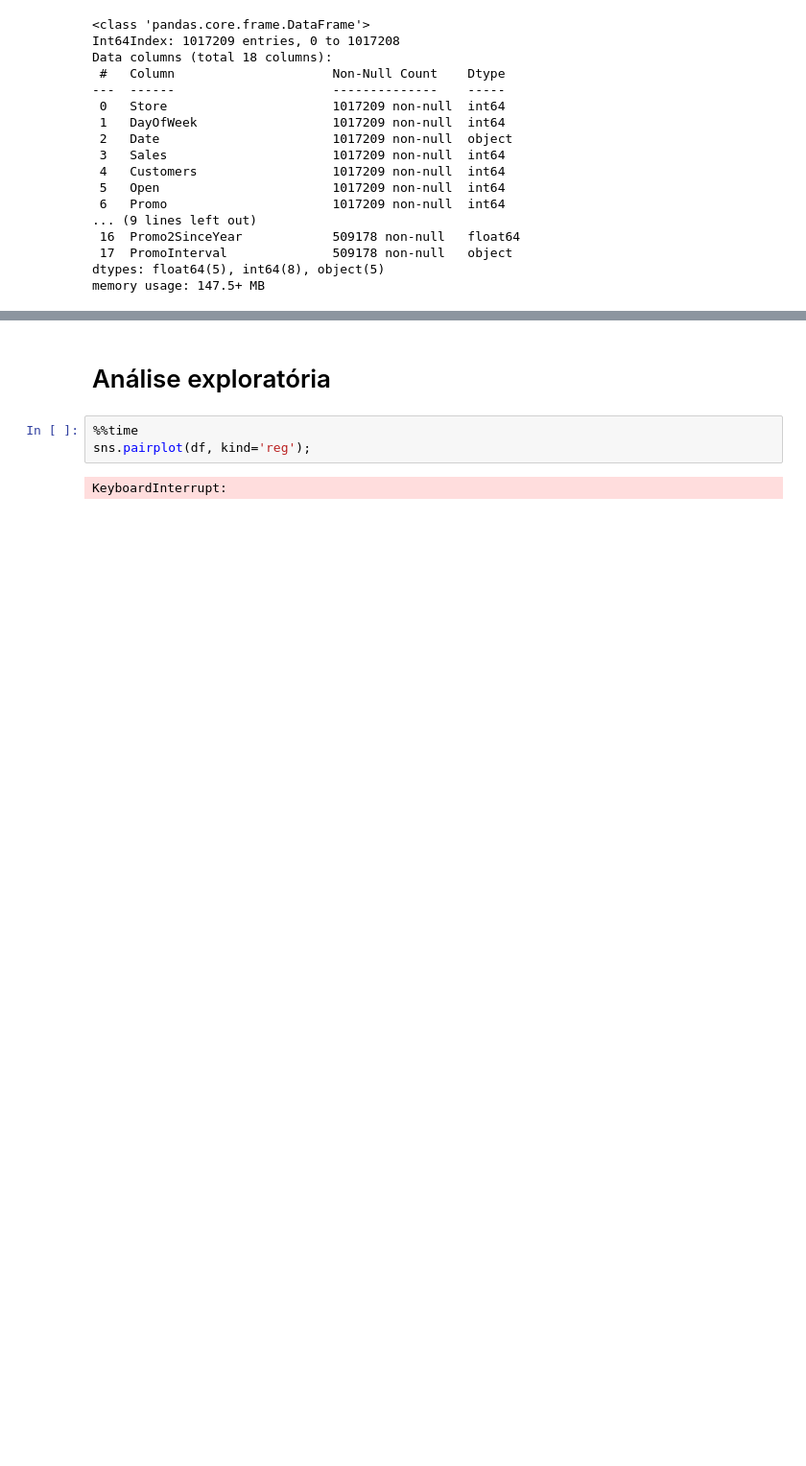
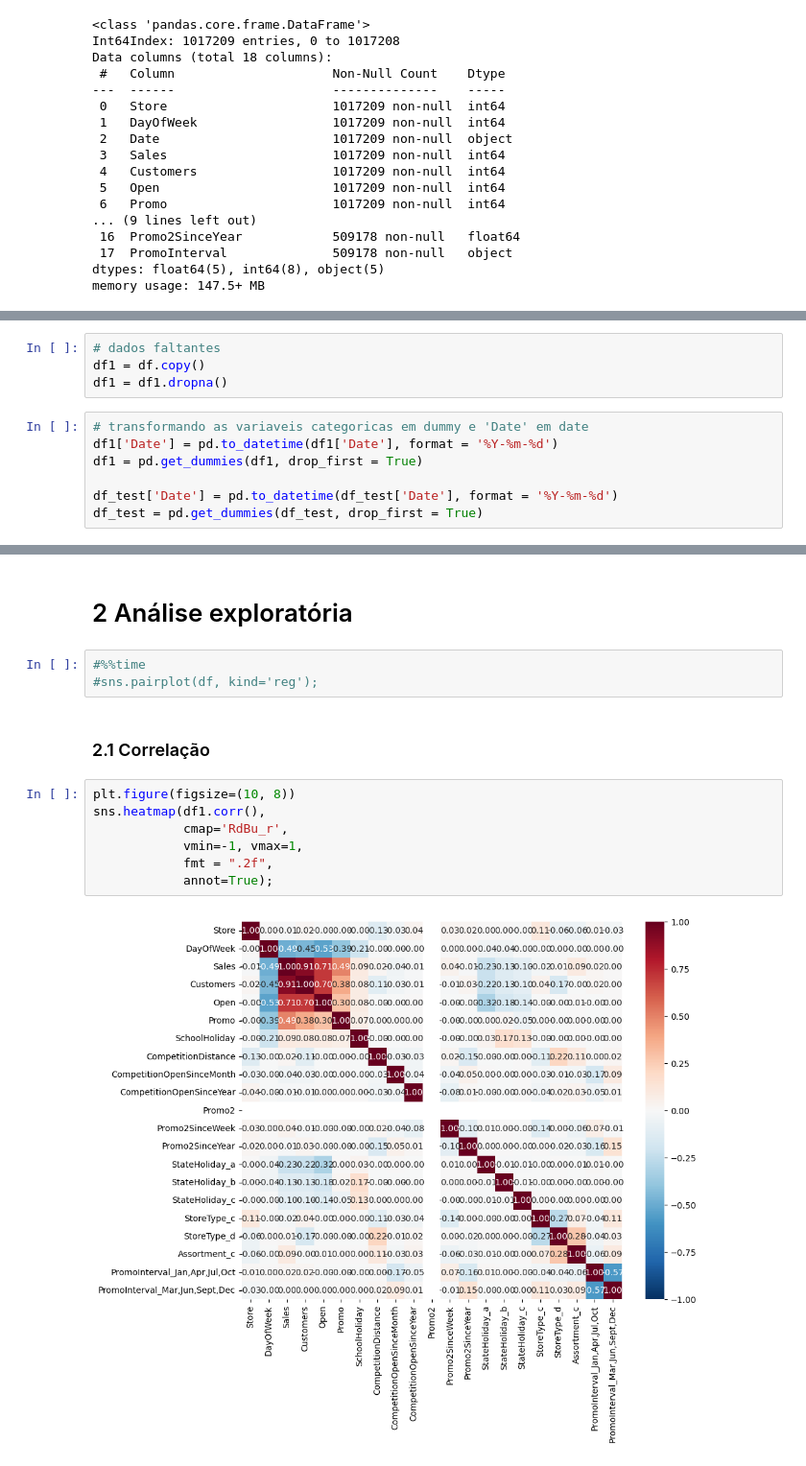
Before and after one commit to ben-hurs/rossman-store-sale, a Jupyter notebook: notebook.ipynb, the cells around one changed output, grey strips where cells are left out. Shown: that part at 96% size. Drawn from its saved outputs; the diff is of its cells as text; blank space fills up the shorter version.

```diff
--- a/notebook.ipynb
+++ b/notebook.ipynb
@@ -96,0 +132,11 @@ memory usage: 147.5+ MB
+# %%
+# dados faltantes
+df1 = df.copy()
+df1 = df1.dropna()
+# %%
+# transformando as variaveis categoricas em dummy e 'Date' em date
+df1['Date'] = pd.to_datetime(df1['Date'], format = '%Y-%m-%d')
+df1 = pd.get_dummies(df1, drop_first = True)
+
+df_test['Date'] = pd.to_datetime(df_test['Date'], format = '%Y-%m-%d')
+df_test = pd.get_dummies(df_test, drop_first = True)
@@ -97,7 +149,16 @@ memory usage: 147.5+ MB
 # %% [markdown]
-# Análise exploratória
+# 2 Análise exploratória
 # %%
-%%time
-sns.pairplot(df, kind='reg');
+#%%time
+#sns.pairplot(df, kind='reg');
-# %% [output]
-KeyboardInterrupt:
+# %% [markdown]
+### 2.1 Correlação
+# %%
+plt.figure(figsize=(10, 8))
+sns.heatmap(df1.corr(),
+            cmap='RdBu_r',
+            vmin=-1, vmax=1,
+            fmt = ".2f",
+            annot=True);
+# %% [output]
+[figure, added]
```
Also changed, not shown: parts of 9 cells of this notebook.
